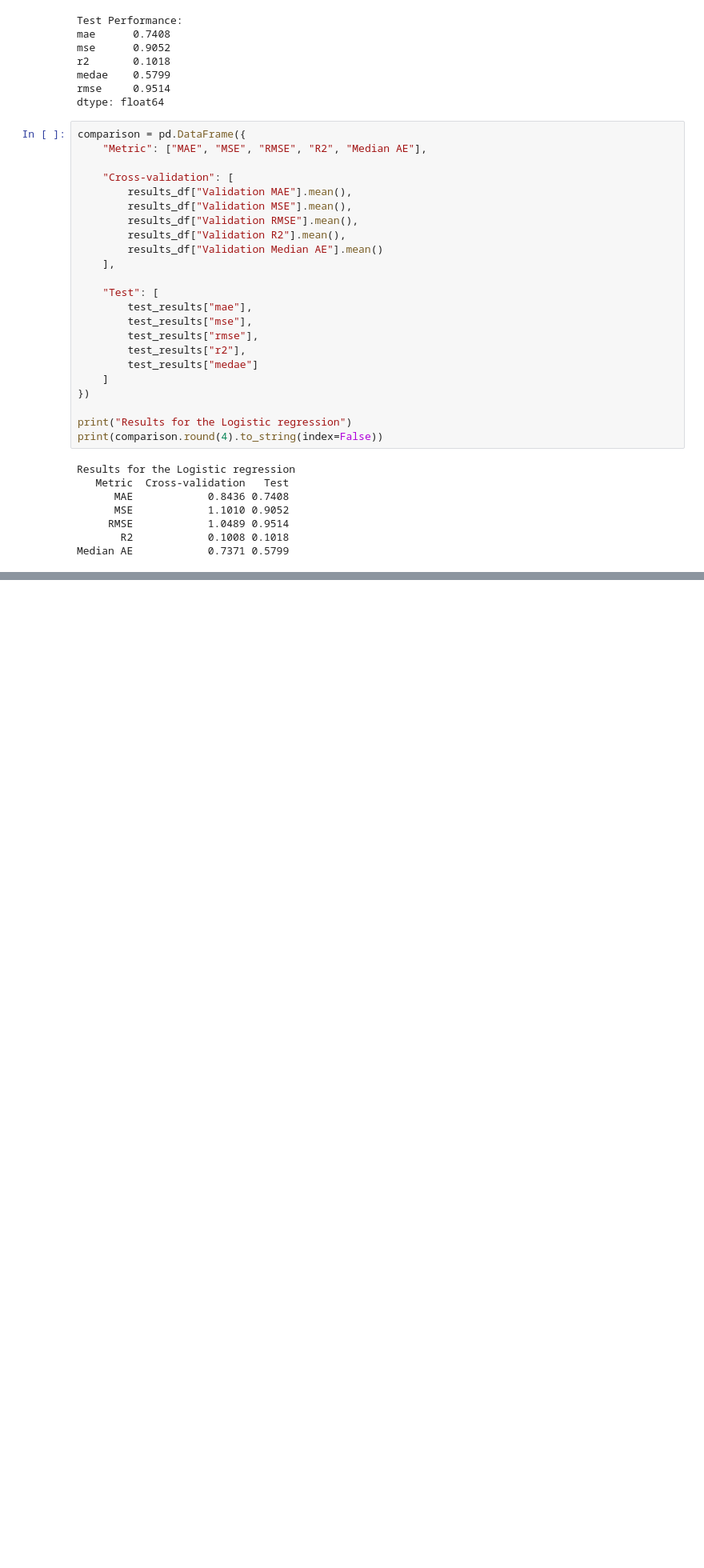
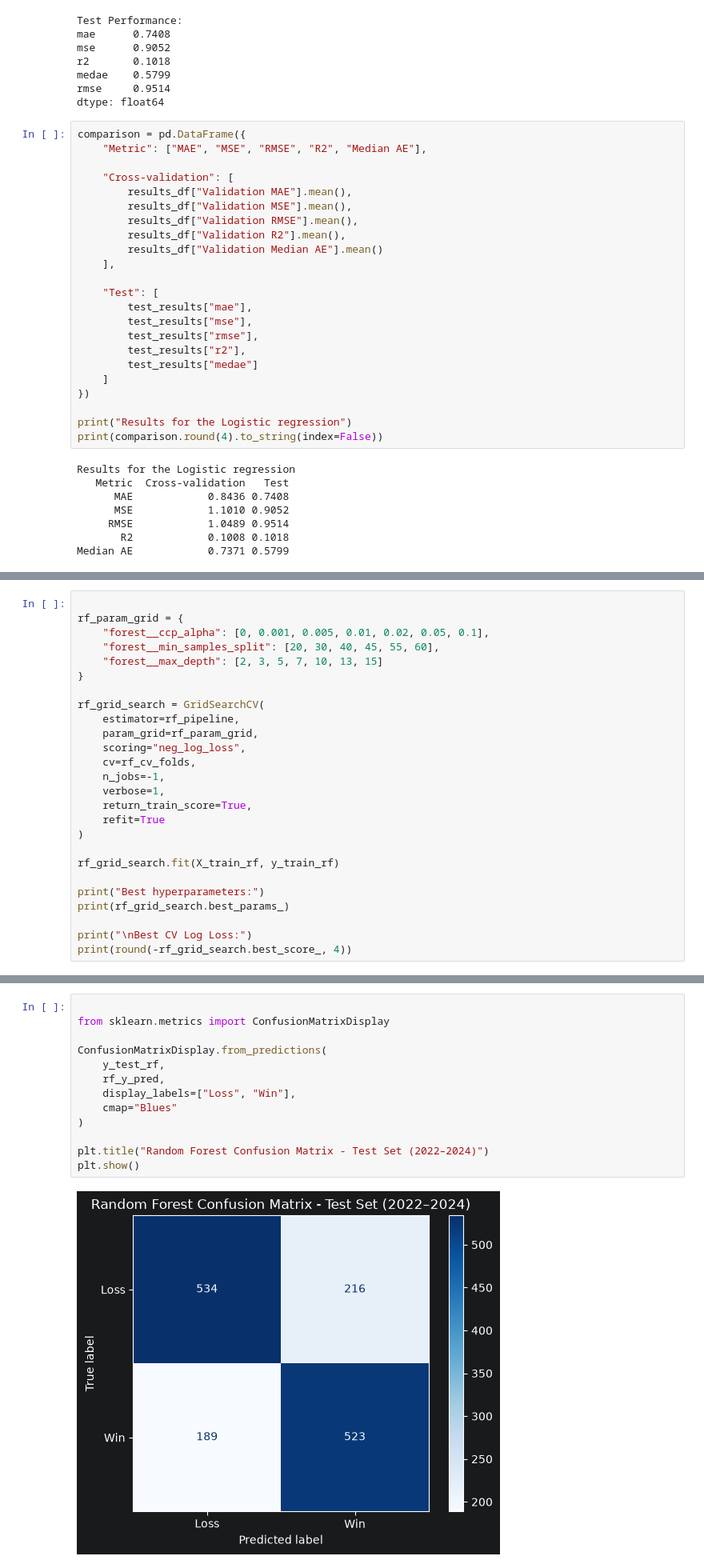
Before and after one commit to TuDCaseStudies26/CS2, a Jupyter notebook: sheet3/moez.ipynb, the cells around one changed output, grey strips where cells are left out. Shown at 80% size. Saved outputs shown, nothing was run; the diff lists cells and outputs as text; blank space fills up the shorter version.

```diff
--- a/sheet3/moez.ipynb
+++ b/sheet3/moez.ipynb
@@ -528,0 +625,26 @@ Median AE            0.7371 0.5799
+# %%
+
+rf_param_grid = {
+    "forest__ccp_alpha": [0, 0.001, 0.005, 0.01, 0.02, 0.05, 0.1],
+    "forest__min_samples_split": [20, 30, 40, 45, 55, 60],
+    "forest__max_depth": [2, 3, 5, 7, 10, 13, 15]
+}
+
+rf_grid_search = GridSearchCV(
+    estimator=rf_pipeline,
+    param_grid=rf_param_grid,
+    scoring="neg_log_loss",
+    cv=rf_cv_folds,
+    n_jobs=-1,
+    verbose=1,
+    return_train_score=True,
+    refit=True
+)
+
+rf_grid_search.fit(X_train_rf, y_train_rf)
+
+print("Best hyperparameters:")
+print(rf_grid_search.best_params_)
+
+print("\nBest CV Log Loss:")
+print(round(-rf_grid_search.best_score_, 4))
@@ -528,0 +874,15 @@ Median AE            0.7371 0.5799
+# %%
+
+from sklearn.metrics import ConfusionMatrixDisplay
+
+ConfusionMatrixDisplay.from_predictions(
+    y_test_rf,
+    rf_y_pred,
+    display_labels=["Loss", "Win"],
+    cmap="Blues"
+)
+
+plt.title("Random Forest Confusion Matrix - Test Set (2022–2024)")
+plt.show()
+# %% [output]
+[figure, added]
```
Also changed, not shown: parts of 49 cells of this notebook.
